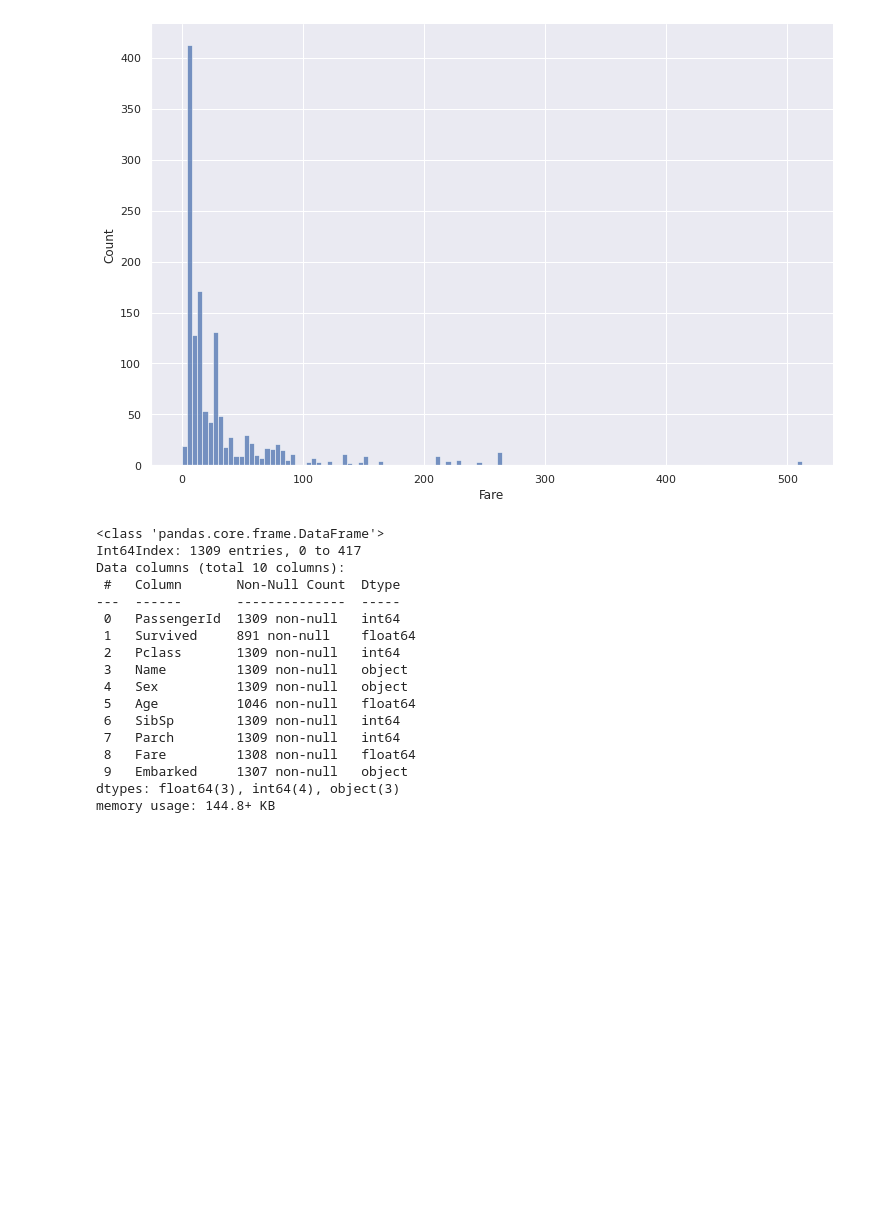
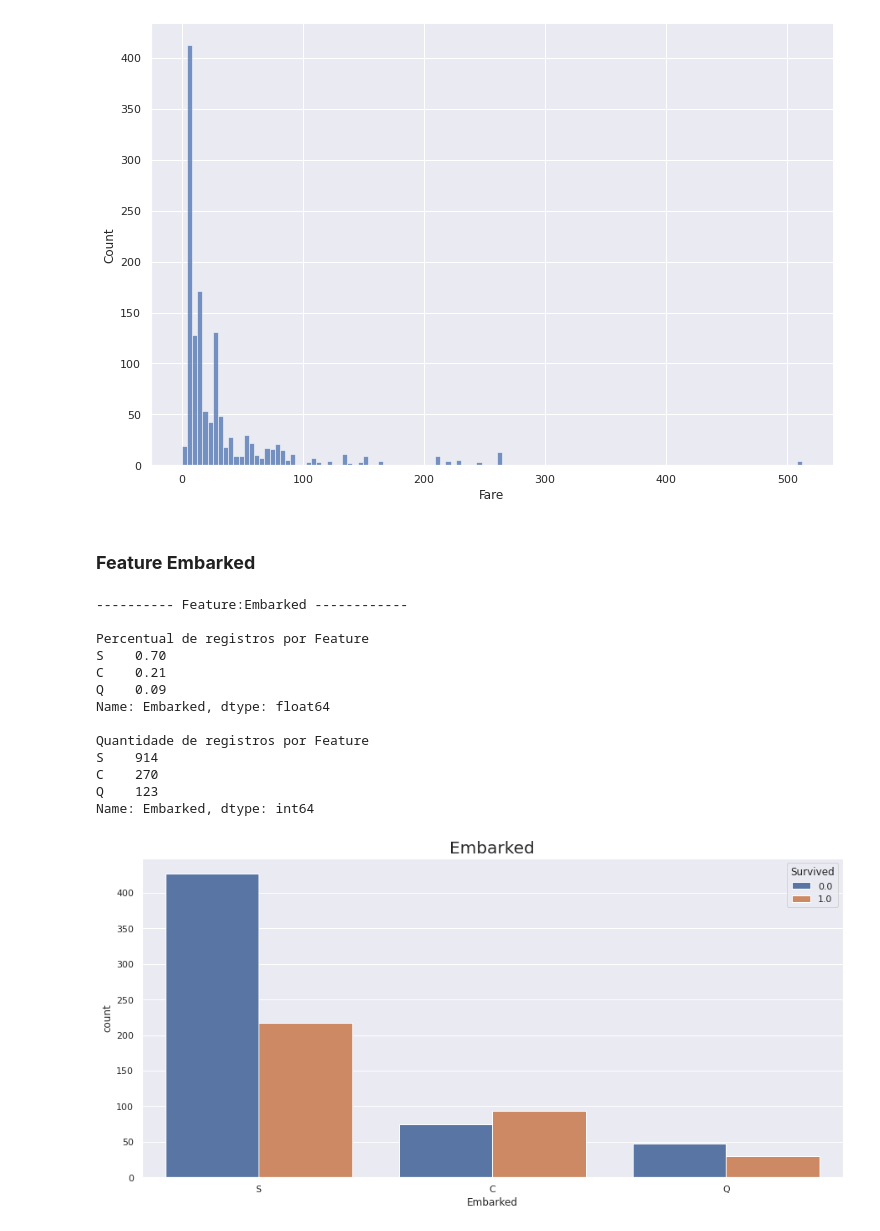
Before and after one commit to j2evaldo/titanic, a Jupyter notebook: titanic_01.ipynb, the cells around one changed output. Drawn from its saved outputs; the diff is of its cells as text; code cells hidden in the pictures; blank space fills up the shorter version.

```diff
--- a/titanic_01.ipynb
+++ b/titanic_01.ipynb
@@ -319,23 +319,22 @@ Name: Parch, dtype: int64
 verificaFeatures('Fare', True)
 # %% [output]
 [figure]
-# %%
-df.info()
-# %% [output]
-<class 'pandas.core.frame.DataFrame'>
-Int64Index: 1309 entries, 0 to 417
-Data columns (total 10 columns):
- #   Column       Non-Null Count  Dtype
----  ------       --------------  -----
- 0   PassengerId  1309 non-null   int64
- 1   Survived     891 non-null    float64
- 2   Pclass       1309 non-null   int64
- 3   Name         1309 non-null   object
- 4   Sex          1309 non-null   object
- 5   Age          1046 non-null   float64
- 6   SibSp        1309 non-null   int64
- 7   Parch        1309 non-null   int64
- 8   Fare         1308 non-null   float64
- 9   Embarked     1307 non-null   object
-dtypes: float64(3), int64(4), object(3)
-memory usage: 144.8+ KB
+# %% [markdown]
+### **Feature Embarked**
+# %%
+verificaFeatures('Embarked')
+# %% [output]
+---------- Feature:Embarked ------------
+
+Percentual de registros por Feature
+S    0.70
+C    0.21
+Q    0.09
+Name: Embarked, dtype: float64
+
+Quantidade de registros por Feature
+S    914
+C    270
+Q    123
+Name: Embarked, dtype: int64
+[figure, added]
```
Also changed, not shown: parts of 6 cells of this notebook.
